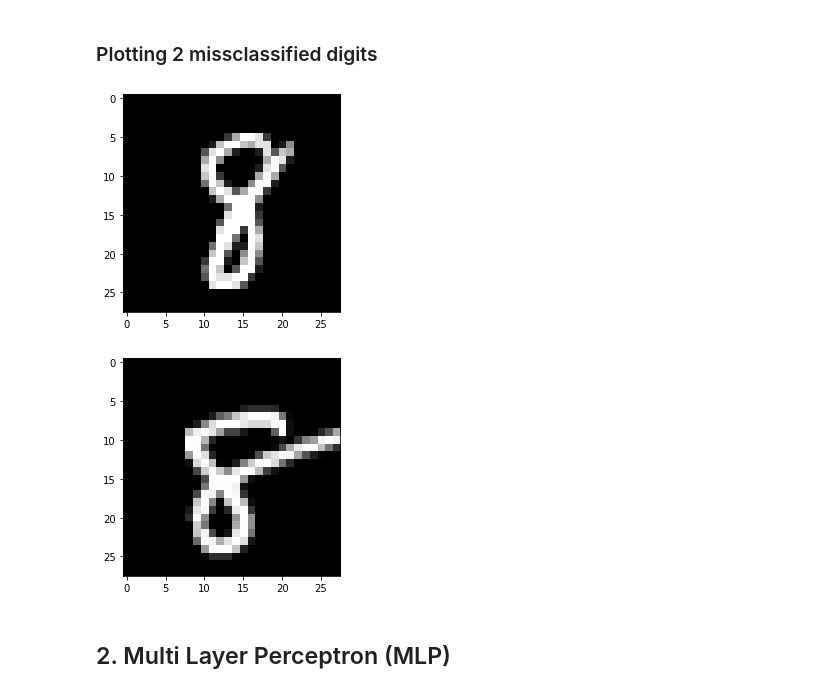
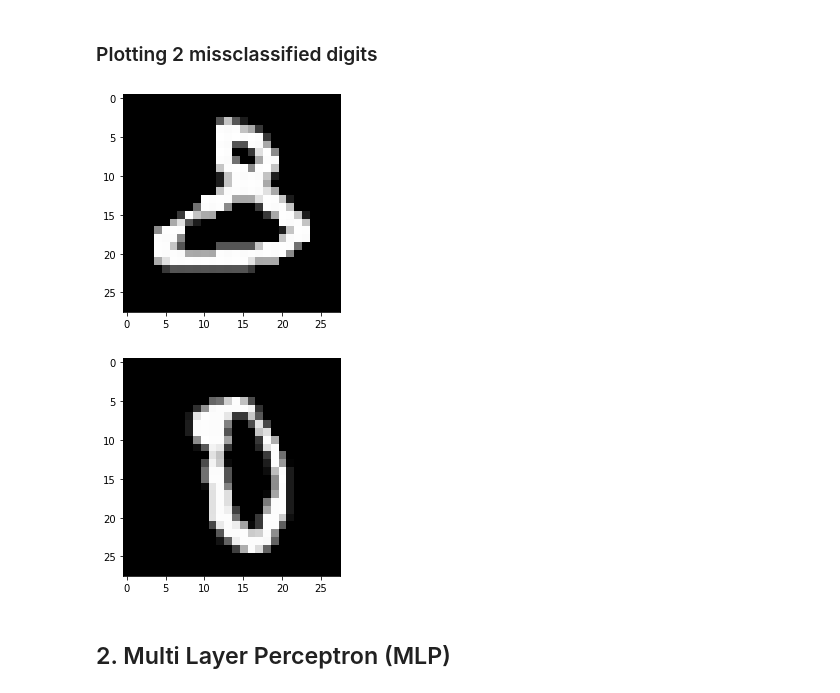
Before and after one commit to TalmSnir/Machine-Learning-University-Course, a Jupyter notebook: HW/HW3/Homework 3 - Dimensionality Reduction and Model Selection.ipynb, the cells around one changed output. Saved outputs shown, nothing was run; the diff lists cells and outputs as text; code cells hidden in the pictures.

```diff
--- a/HW/HW3/Homework 3 - Dimensionality Reduction and Model Selection.ipynb
+++ b/HW/HW3/Homework 3 - Dimensionality Reduction and Model Selection.ipynb
@@ -385,17 +385,17 @@ the accuracy of the test data is : 0.9927156177156177
 # %%
 
 id_eight=np.where((test_predict!=test_labels) & (test_labels==1))[0][0]
-eight_data=train_and_validation_data[id_eight]
+eight_data=test_data[id_eight]
 plt.imshow(eight_data.reshape(28,28),cmap=plt.cm.gray)
 plt.show()
 
 id_zero=np.where((test_predict!=test_labels) & (test_labels==0))[0][0]
-zero_data=train_and_validation_data[id_zero]
+zero_data=test_data[id_zero]
 plt.imshow(zero_data.reshape(28,28),cmap=plt.cm.gray)
 plt.show()
 # %% [output]
-[figure, old version]
+[figure, new version]
-[figure, old version]
+[figure, new version]
 # %% [markdown]
 ## 2. Multi Layer Perceptron (MLP)
 # %% [markdown]
```
Also changed, not shown: parts of 2 cells of this notebook.
